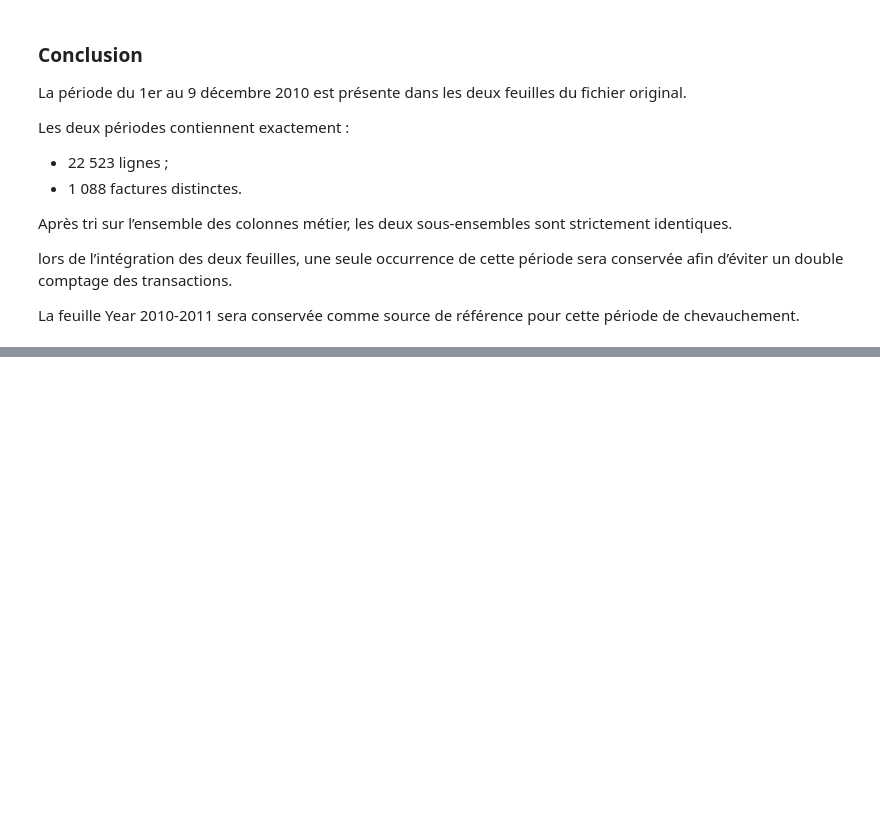
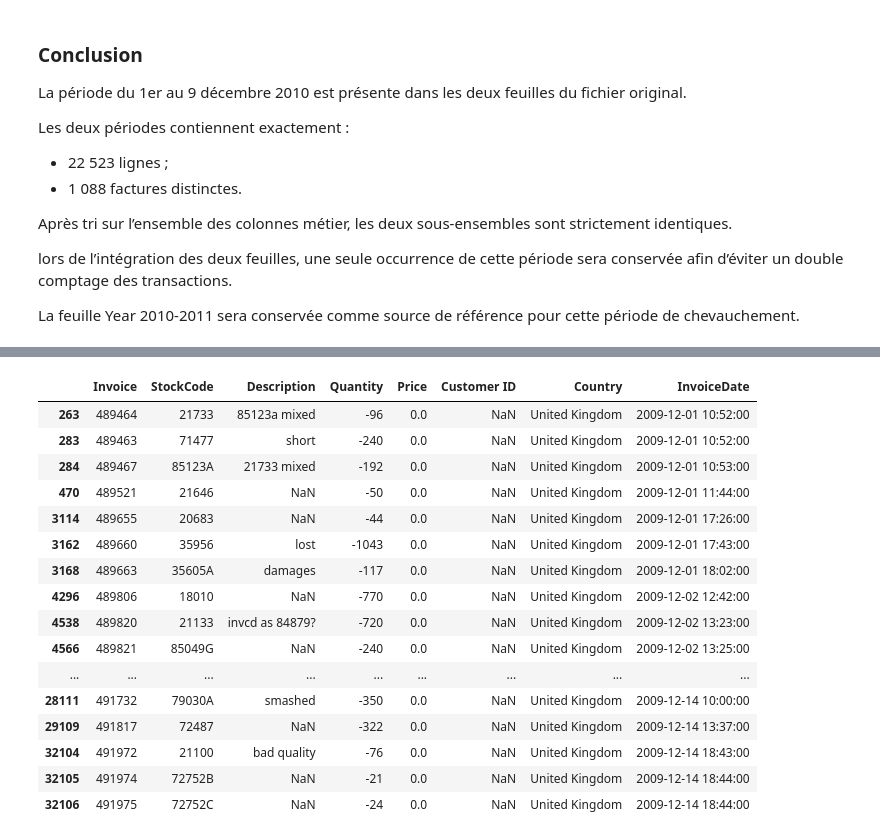
Before and after one commit to skygg-gg/customer_value_radar, a Jupyter notebook: notebooks/data_audit_quality.ipynb, the cells around one changed output, grey strips where cells are left out. Cells and saved outputs as stored; diff of their text form; code cells hidden in the pictures; blank space fills up the shorter version.

```diff
--- a/notebooks/data_audit_quality.ipynb
+++ b/notebooks/data_audit_quality.ipynb
@@ -412,0 +543,15 @@ La feuille Year 2010-2011 sera conservée comme source de référence pour cette
+# %%
+# Recalcul des quantités negative :
+negative_quantity = df_consolidated[
+    df_consolidated["Quantity"] < 0
+]
+
+print(
+    "Nombre de lignes avec quantité négative :",
+    len(negative_quantity)
+)
+
+print(
+    "Nombre de factures concernées :",
+    negative_quantity["Invoice"].nunique()
+)
@@ -412,0 +602,12 @@ La feuille Year 2010-2011 sera conservée comme source de référence pour cette
+# %%
+# On isole les cas sans le C :
+negative_without_c_df = negative_quantity[
+    ~negative_quantity["Invoice"]
+    .astype(str)
+    .str.startswith("C")
+].copy()
+
+print(
+    "Nombre de lignes avec quantité négative sans facture C :",
+    len(negative_without_c_df)
+)
@@ -412,0 +666,33 @@ La feuille Year 2010-2011 sera conservée comme source de référence pour cette
+# %%
+display(
+    negative_without_c_df[
+        [
+            "Invoice",
+            "StockCode",
+            "Description",
+            "Quantity",
+            "Price",
+            "Customer ID",
+            "Country",
+            "InvoiceDate"
+        ]
+    ].head(50)
+)
+# %% [output]
+|  | Invoice | StockCode | Description | Quantity | Price | Customer ID | Country | InvoiceDate |
+| 263 | 489464 | 21733 | 85123a mixed | -96 | 0.0 | NaN | United Kingdom | 2009-12-01 10:52:00 |
+| 283 | 489463 | 71477 | short | -240 | 0.0 | NaN | United Kingdom | 2009-12-01 10:52:00 |
+| 284 | 489467 | 85123A | 21733 mixed | -192 | 0.0 | NaN | United Kingdom | 2009-12-01 10:53:00 |
+| 470 | 489521 | 21646 | NaN | -50 | 0.0 | NaN | United Kingdom | 2009-12-01 11:44:00 |
+| 3114 | 489655 | 20683 | NaN | -44 | 0.0 | NaN | United Kingdom | 2009-12-01 17:26:00 |
+| 3162 | 489660 | 35956 | lost | -1043 | 0.0 | NaN | United Kingdom | 2009-12-01 17:43:00 |
+| 3168 | 489663 | 35605A | damages | -117 | 0.0 | NaN | United Kingdom | 2009-12-01 18:02:00 |
+| 4296 | 489806 | 18010 | NaN | -770 | 0.0 | NaN | United Kingdom | 2009-12-02 12:42:00 |
+| 4538 | 489820 | 21133 | invcd as 84879? | -720 | 0.0 | NaN | United Kingdom | 2009-12-02 13:23:00 |
+| 4566 | 489821 | 85049G | NaN | -240 | 0.0 | NaN | United Kingdom | 2009-12-02 13:25:00 |
+| ... | ... | ... | ... | ... | ... | ... | ... | ... |
+| 28111 | 491732 | 79030A | smashed | -350 | 0.0 | NaN | United Kingdom | 2009-12-14 10:00:00 |
+| 29109 | 491817 | 72487 | NaN | -322 | 0.0 | NaN | United Kingdom | 2009-12-14 13:37:00 |
+| 32104 | 491972 | 21100 | bad quality | -76 | 0.0 | NaN | United Kingdom | 2009-12-14 18:43:00 |
+| 32105 | 491974 | 72752B | NaN | -21 | 0.0 | NaN | United Kingdom | 2009-12-14 18:44:00 |
+| 32106 | 491975 | 72752C | NaN | -24 | 0.0 | NaN | United Kingdom | 2009-12-14 18:44:00 |
```
Also changed, not shown: parts of 15 cells of this notebook.
